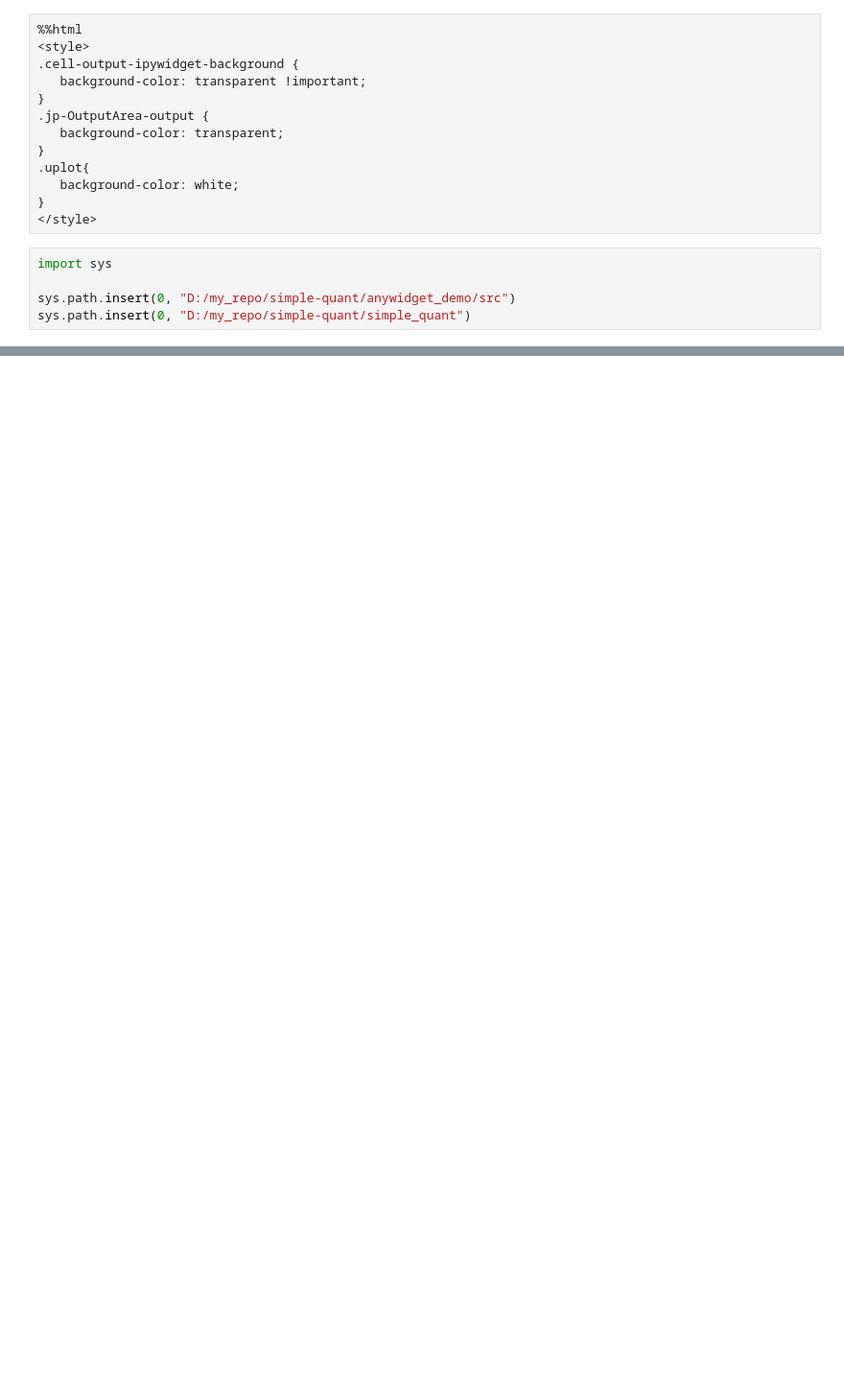
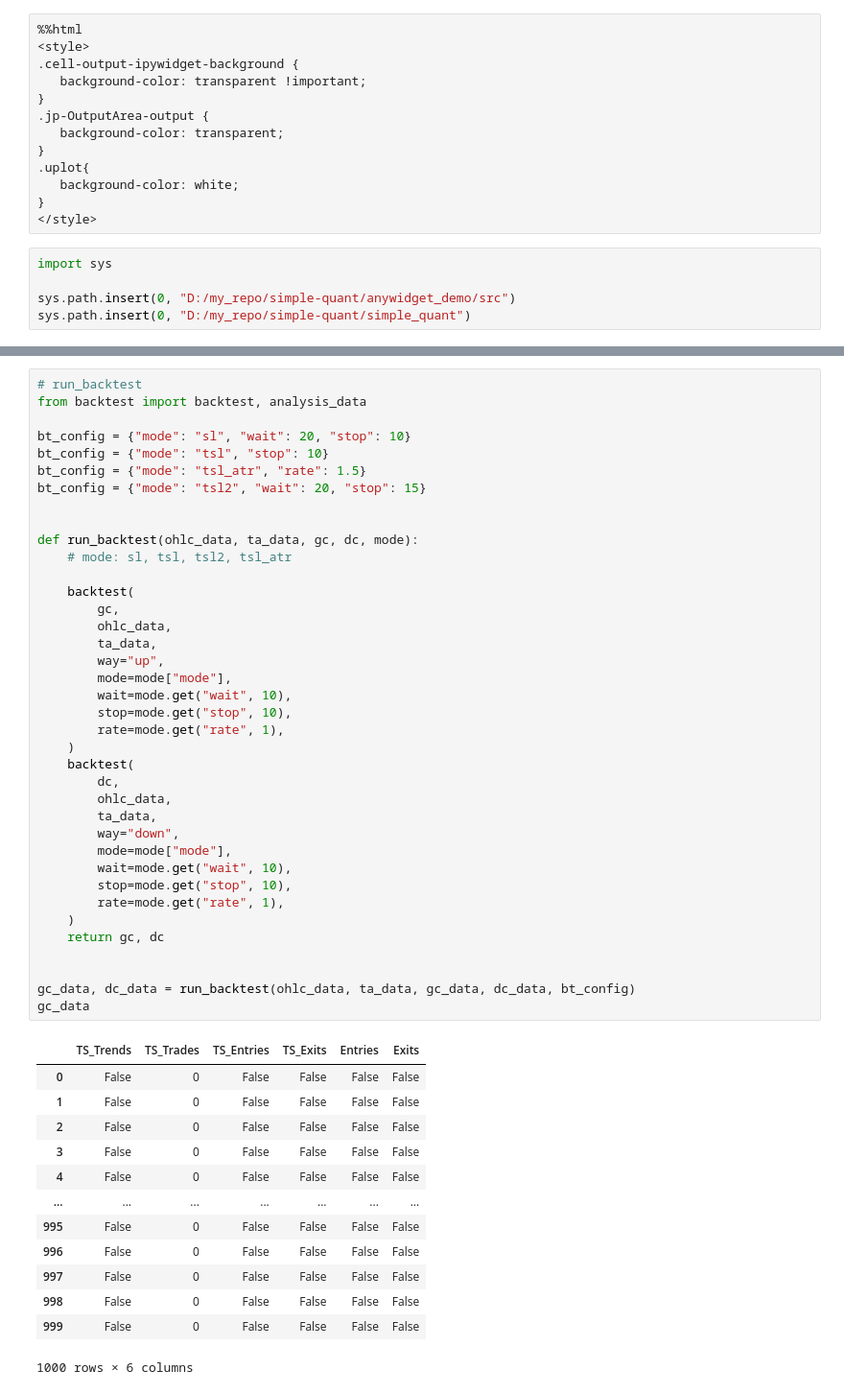
Before and after one commit to hxse/simple-quant, a Jupyter notebook: example/template/demo.ipynb, the cells around one changed output, grey strips where cells are left out. Shown at 96% size. Drawn from its saved outputs; the diff is of its cells as text; blank space fills up the shorter version.

```diff
--- a/example/template/example.ipynb
+++ b/example/template/demo.ipynb
@@ -212,0 +159,52 @@ Counter(DCData='[[false,false,false,false,false,false,false,false,false,false,fa
+# %%
+# run_backtest
+from backtest import backtest, analysis_data
+
+bt_config = {"mode": "sl", "wait": 20, "stop": 10}
+bt_config = {"mode": "tsl", "stop": 10}
+bt_config = {"mode": "tsl_atr", "rate": 1.5}
+bt_config = {"mode": "tsl2", "wait": 20, "stop": 15}
+
+
+def run_backtest(ohlc_data, ta_data, gc, dc, mode):
+    # mode: sl, tsl, tsl2, tsl_atr
+
+    backtest(
+        gc,
+        ohlc_data,
+        ta_data,
+        way="up",
+        mode=mode["mode"],
+        wait=mode.get("wait", 10),
+        stop=mode.get("stop", 10),
+        rate=mode.get("rate", 1),
+    )
+    backtest(
+        dc,
+        ohlc_data,
+        ta_data,
+        way="down",
+        mode=mode["mode"],
+        wait=mode.get("wait", 10),
+        stop=mode.get("stop", 10),
+        rate=mode.get("rate", 1),
+    )
+    return gc, dc
+
+
+gc_data, dc_data = run_backtest(ohlc_data, ta_data, gc_data, dc_data, bt_config)
+gc_data
+# %% [output]
+|  | TS_Trends | TS_Trades | TS_Entries | TS_Exits | Entries | Exits |
+| 0 | False | 0 | False | False | False | False |
+| 1 | False | 0 | False | False | False | False |
+| 2 | False | 0 | False | False | False | False |
+| 3 | False | 0 | False | False | False | False |
+| 4 | False | 0 | False | False | False | False |
+| ... | ... | ... | ... | ... | ... | ... |
+| 995 | False | 0 | False | False | False | False |
+| 996 | False | 0 | False | False | False | False |
+| 997 | False | 0 | False | False | False | False |
+| 998 | False | 0 | False | False | False | False |
+| 999 | False | 0 | False | False | False | False |
+1000 rows × 6 columns
```
Also changed, not shown: parts of 12 cells of this notebook, 16 other files.
